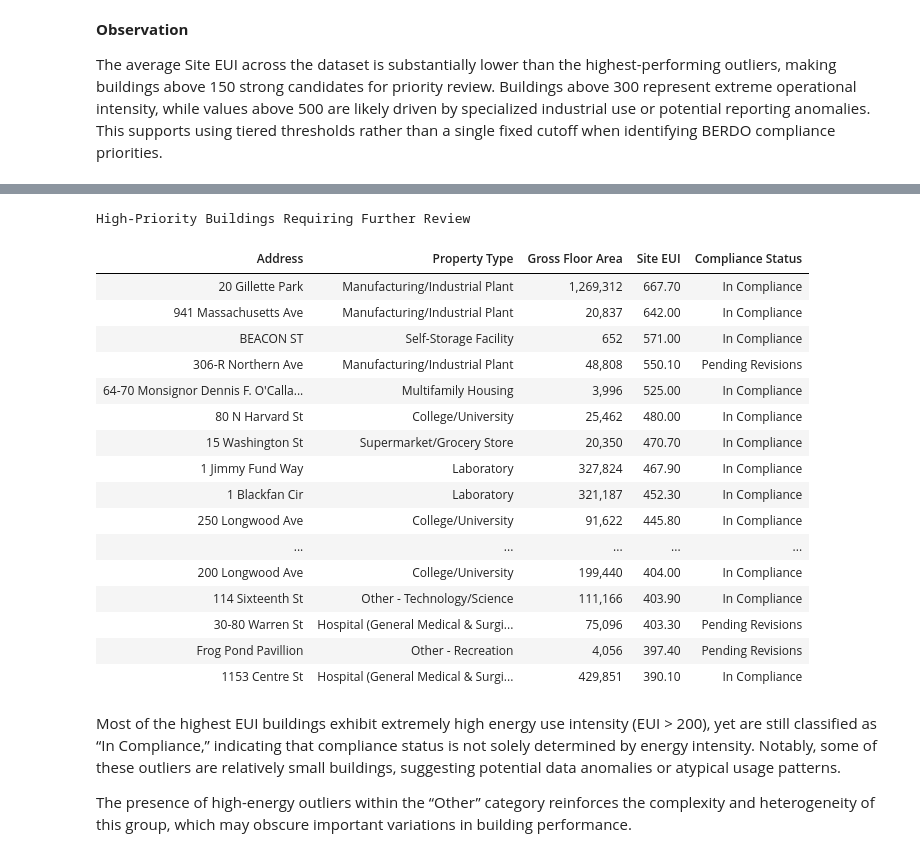
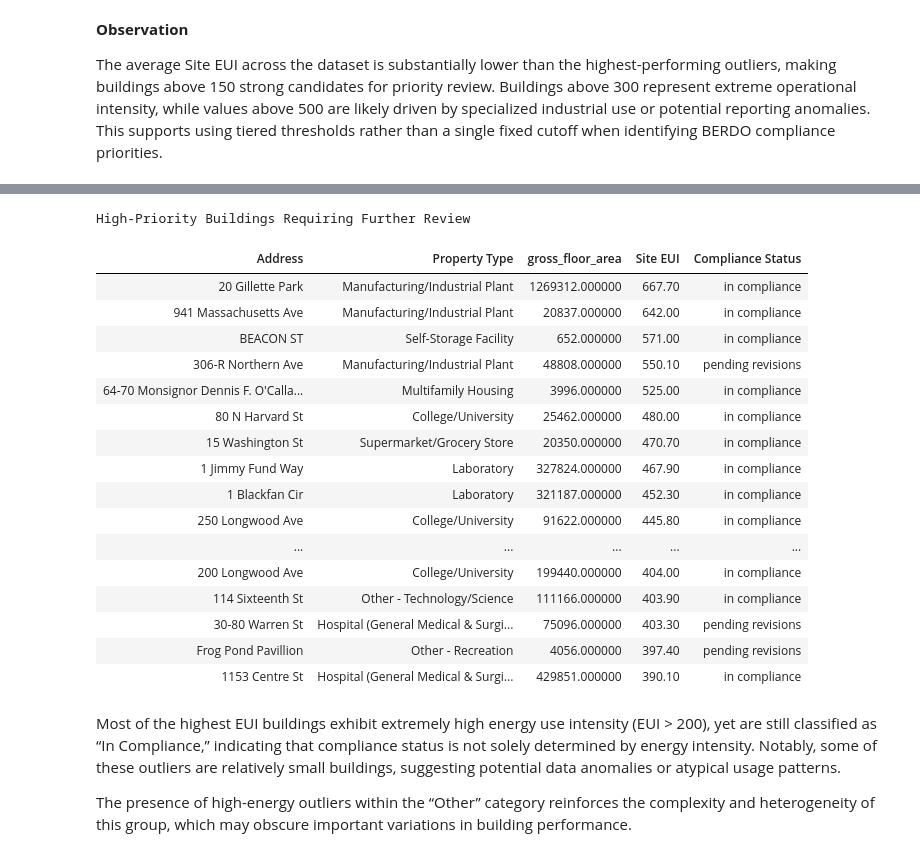
Before and after one commit to ryankellyongh/BERDO-Analysis, a Jupyter notebook: Analysis/BERDO Analysis.ipynb, the cells around one changed output, grey strips where cells are left out. Drawn from its saved outputs; the diff is of its cells as text; code cells hidden in the pictures.

```diff
--- a/Analysis/BERDO Analysis.ipynb
+++ b/Analysis/BERDO Analysis.ipynb
@@ -394,14 +402,15 @@ Column Name Reference Guide
 #Rename Columns and Data Cleaning
 
 #Rename important columns for easier analysis
+#rename important columns for easier analysis
 df = df.rename(columns={
     "Largest Property Type": "property_type",
-    "Reported Gross Floor Area_(sq_ft)": "gross_floor_area",
+    "Reported Gross Floor Area (Sq Ft)": "gross_floor_area",
     "Site EUI (Energy Use Intensity kBtu/ft²)": "site_eui",
-    "Total Site Energy Usage_(kBtu)": "total_site_energy",
-    "Estimated Total GHG Emissions_(kgCO2e)": "ghg_emissions",
+    "Total Site Energy Usage (kBtu)": "total_site_energy",
+    "Estimated Total GHG Emissions e(kgCO2e)": "ghg_emissions",
     "Natural Gas Usage (kBtu)": "natural_gas_usage",
-    "Electricity Usage_(kWh)": "electricity_usage",
+    "Electricity Usage (kWh)": "electricity_usage",
     "Reporting Compliance Status": "compliance_status",
     "First Emissions Compliance Year (Projected)": "compliance_year"
 })
@@ -2140,7 +2010,7 @@ outliers_table = (
     ][[
         "Building Address",
         "property_type",
-        "Reported Gross Floor Area (Sq Ft)",
+        "gross_floor_area",
         "site_eui",
         "compliance_status"
     ]]
@@ -2156,7 +2026,7 @@ outliers_table = (
     outliers_table.rename(columns={
         "Building Address": "Address",
         "property_type": "Property Type",
-        "Reported Gross Floor Area (Sq Ft)": "Gross Floor Area",
+        "gross_floor_area": "Gross Floor Area",
         "site_eui": "Site EUI",
         "compliance_status": "Compliance Status"
     })
@@ -2175,50 +2045,50 @@ display(
     })
     .set_properties(**{
         "text-align": "center",
         "padding": "10px",
         "font-size": "13px",
         "border": "1px solid #DADADA"
     })
     .set_table_styles([
         {
             "selector": "caption",
             "props": [
                 ("caption-side", "top"),
                 ("font-size", "18px"),
                 ("font-weight", "bold"),
                 ("padding", "10px")
             ]
         },
         {
             "selector": "th",
             "props": [
                 ("text-align", "center"),
                 ("font-weight", "bold"),
                 ("padding", "10px"),
                 ("border", "1px solid #DADADA")
             ]
         }
     ])
 )
 # %% [output]
 High-Priority Buildings Requiring Further Review
-| Address | Property Type | Gross Floor Area | Site EUI | Compliance Status |
-| 20 Gillette Park | Manufacturing/Industrial Plant | 1,269,312 | 667.70 | In Compliance |
-| 941 Massachusetts Ave | Manufacturing/Industrial Plant | 20,837 | 642.00 | In Compliance |
-| BEACON ST | Self-Storage Facility | 652 | 571.00 | In Compliance |
-| 306-R Northern Ave | Manufacturing/Industrial Plant | 48,808 | 550.10 | Pending Revisions |
-| 64-70 Monsignor Dennis F. O'Calla... | Multifamily Housing | 3,996 | 525.00 | In Compliance |
-| 80 N Harvard St | College/University | 25,462 | 480.00 | In Compliance |
-| 15 Washington St | Supermarket/Grocery Store | 20,350 | 470.70 | In Compliance |
-| 1 Jimmy Fund Way | Laboratory | 327,824 | 467.90 | In Compliance |
-| 1 Blackfan Cir | Laboratory | 321,187 | 452.30 | In Compliance |
-| 250 Longwood Ave | College/University | 91,622 | 445.80 | In Compliance |
+| Address | Property Type | gross_floor_area | Site EUI | Compliance Status |
+| 20 Gillette Park | Manufacturing/Industrial Plant | 1269312.000000 | 667.70 | in compliance |
+| 941 Massachusetts Ave | Manufacturing/Industrial Plant | 20837.000000 | 642.00 | in compliance |
+| BEACON ST | Self-Storage Facility | 652.000000 | 571.00 | in compliance |
+| 306-R Northern Ave | Manufacturing/Industrial Plant | 48808.000000 | 550.10 | pending revisions |
+| 64-70 Monsignor Dennis F. O'Calla... | Multifamily Housing | 3996.000000 | 525.00 | in compliance |
+| 80 N Harvard St | College/University | 25462.000000 | 480.00 | in compliance |
+| 15 Washington St | Supermarket/Grocery Store | 20350.000000 | 470.70 | in compliance |
+| 1 Jimmy Fund Way | Laboratory | 327824.000000 | 467.90 | in compliance |
+| 1 Blackfan Cir | Laboratory | 321187.000000 | 452.30 | in compliance |
+| 250 Longwood Ave | College/University | 91622.000000 | 445.80 | in compliance |
 | ... | ... | ... | ... | ... |
-| 200 Longwood Ave | College/University | 199,440 | 404.00 | In Compliance |
-| 114 Sixteenth St | Other - Technology/Science | 111,166 | 403.90 | In Compliance |
-| 30-80 Warren St | Hospital (General Medical & Surgi... | 75,096 | 403.30 | Pending Revisions |
-| Frog Pond Pavillion | Other - Recreation | 4,056 | 397.40 | Pending Revisions |
-| 1153 Centre St | Hospital (General Medical & Surgi... | 429,851 | 390.10 | In Compliance |
+| 200 Longwood Ave | College/University | 199440.000000 | 404.00 | in compliance |
+| 114 Sixteenth St | Other - Technology/Science | 111166.000000 | 403.90 | in compliance |
+| 30-80 Warren St | Hospital (General Medical & Surgi... | 75096.000000 | 403.30 | pending revisions |
+| Frog Pond Pavillion | Other - Recreation | 4056.000000 | 397.40 | pending revisions |
+| 1153 Centre St | Hospital (General Medical & Surgi... | 429851.000000 | 390.10 | in compliance |
 # %% [markdown]
 Most of the highest EUI buildings exhibit extremely high energy use intensity (EUI > 200), yet are still classified as “In Compliance,” indicating that compliance status is not solely determined by energy intensity. Notably, some of these outliers are relatively small buildings, suggesting potential data anomalies or atypical usage patterns.
 
```
Also changed, not shown: parts of 24 cells of this notebook.
